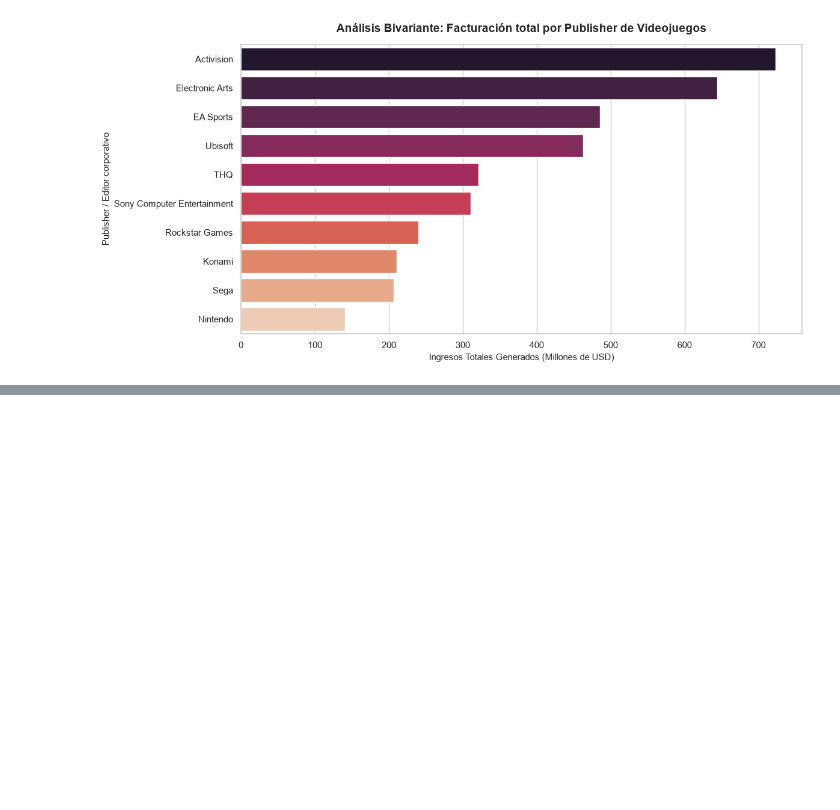
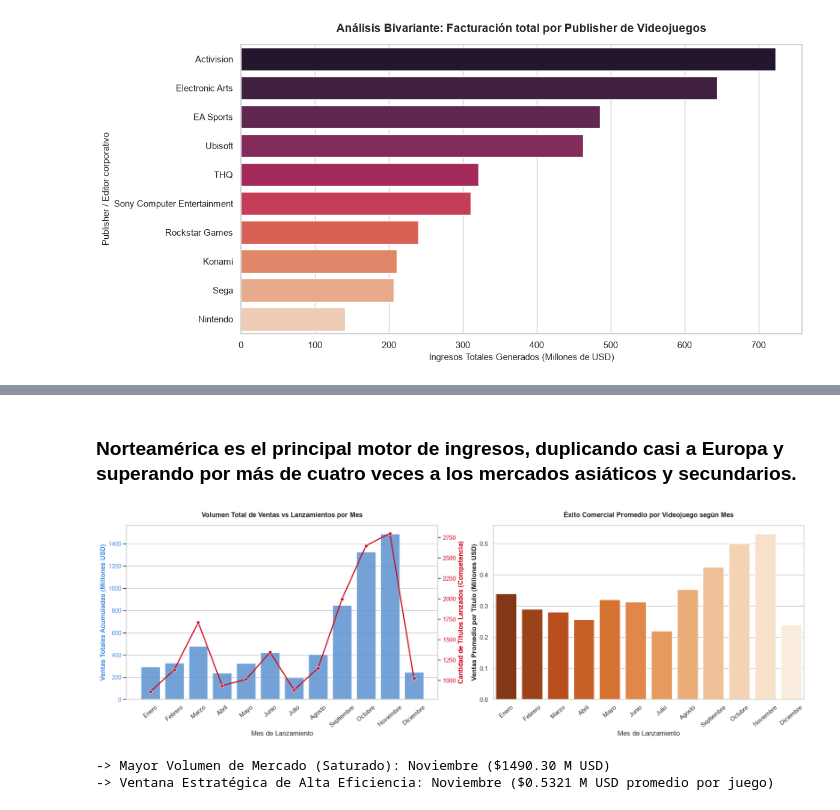
Before and after one commit to alvarodc093-pixel/Eda-Games, a Jupyter notebook: Notebook/Preprocesamiento.ipynb, the cells around one changed output, grey strips where cells are left out. Drawn from its saved outputs; the diff is of its cells as text; code cells hidden in the pictures; blank space fills up the shorter version.

```diff
--- a/Notebook/Preprocesamiento.ipynb
+++ b/Notebook/Preprocesamiento.ipynb
@@ -437,0 +577,67 @@ plt.show()
+# %% [markdown]
+### Norteamérica es el principal motor de ingresos, duplicando casi a Europa y superando por más de cuatro veces a los mercados asiáticos y secundarios.
+# %%
+if 'release_date' in df.columns:
+    # Filtrar registros que tengan fechas y ventas válidas
+    df_season = df[df["release_date"].notnull() & df["total_sales"].notnull()].copy()
+    df_season["release_date"] = pd.to_datetime(df_season["release_date"], errors='coerce')
+    df_season = df_season[df_season["release_date"].notnull()]
+
+    # Extraer el número del mes
+    df_season["month_num"] = df_season["release_date"].dt.month
+
+    # Mapeo a nombres en español para mejorar la estética del reporte
+    meses_es = {1: "Enero", 2: "Febrero", 3: "Marzo", 4: "Abril", 5: "Mayo", 6: "Junio",
+                7: "Julio", 8: "Agosto", 9: "Septiembre", 10: "Octubre", 11: "Noviembre", 12: "Diciembre"}
+    df_season["month_es"] = df_season["month_num"].map(meses_es)
+
+    # Agrupación bivariante: Mes vs (Suma de Ventas, Conteo de Títulos y Media de Ventas)
+    df_monthly = df_season.groupby(["month_num", "month_es"]).agg(
+        total_sales_millions=("total_sales", "sum"),
+        titles_launched=("total_sales", "count"),
+        avg_sales_per_title=("total_sales", "mean")
+    ).reset_index().sort_values("month_num")
+
+    if not df_monthly.empty:
+        fig, axes = plt.subplots(1, 2, figsize=(18, 6))
+
+        # Subplot A (Bivariante Doble): Volumen Total de Ventas vs Lanzamientos por Mes
+        color_bar = "#4a90e2"
+        color_line = "#d0021b"
+        sns.barplot(data=df_monthly, x="month_es", y="total_sales_millions", ax=axes[0], color=color_bar, alpha=0.85)
+        axes[0].set_title("Volumen Total de Ventas vs Lanzamientos por Mes", fontweight="bold", pad=15)
+        axes[0].set_xlabel("Mes de Lanzamiento")
+        axes[0].set_ylabel("Ventas Totales Acumuladas (Millones USD)", color=color_bar, fontweight="bold")
+        axes[0].tick_params(axis='y', labelcolor=color_bar)
+        axes[0].set_xticklabels(df_monthly["month_es"], rotation=40)
+
+        # Eje Y secundario para la competencia (Lanzamientos)
+        ax0_2 = axes[0].twinx()
+        sns.lineplot(data=df_monthly, x="month_es", y="titles_launched", ax=ax0_2, color=color_line, marker="o", linewidth=2, sort=False)
+        ax0_2.set_ylabel("Cantidad de Títulos Lanzados (Competencia)", color=color_line, fontweight="bold")
+        ax0_2.tick_params(axis='y', labelcolor=color_line)
+        ax0_2.grid(False)
+
+        # Subplot B (Bivariante Puro): Eficiencia Unitaria (Mes vs Venta Promedio)
+        sns.barplot(data=df_monthly, x="month_es", y="avg_sales_per_title", ax=axes[1], palette="Oranges_r", hue="month_es", legend=False)
+        axes[1].set_title("Éxito Comercial Promedio por Videojuego según Mes", fontweight="bold", pad=15)
+        axes[1].set_xlabel("Mes de Lanzamiento")
+        axes[1].set_ylabel("Ventas Promedio por Título (Millones USD)", fontweight="bold")
+        axes[1].set_xticklabels(df_monthly["month_es"], rotation=40)
+
+        plt.tight_layout()
+        plt.show()
+
+        # KPIs Ejecutivos impresos en consola
+        top_mes_vol = df_monthly.loc[df_monthly["total_sales_millions"].idxmax()]
+        top_mes_eff = df_monthly.loc[df_monthly["avg_sales_per_title"].idxmax()]
+        print(f"-> Mayor Volumen de Mercado (Saturado): {top_mes_vol['month_es']} (${top_mes_vol['total_sales_millions']:.2f} M USD)")
+        print(f"-> Ventana Estratégica de Alta Eficiencia: {top_mes_eff['month_es']} (${top_mes_eff['avg_sales_per_title']:.4f} M USD promedio por juego)")
+    else:
+        print("[INFO] No hay suficientes datos con fechas válidas para procesar la estacionalidad.")
+else:
+    print("[INFO] La columna 'release_date' no está disponible para este análisis.")
+# %% [output]
+[figure, added]
+-> Mayor Volumen de Mercado (Saturado): Noviembre ($1490.30 M USD)
+-> Ventana Estratégica de Alta Eficiencia: Noviembre ($0.5321 M USD promedio por juego)
```
Also changed, not shown: parts of 14 cells of this notebook.
